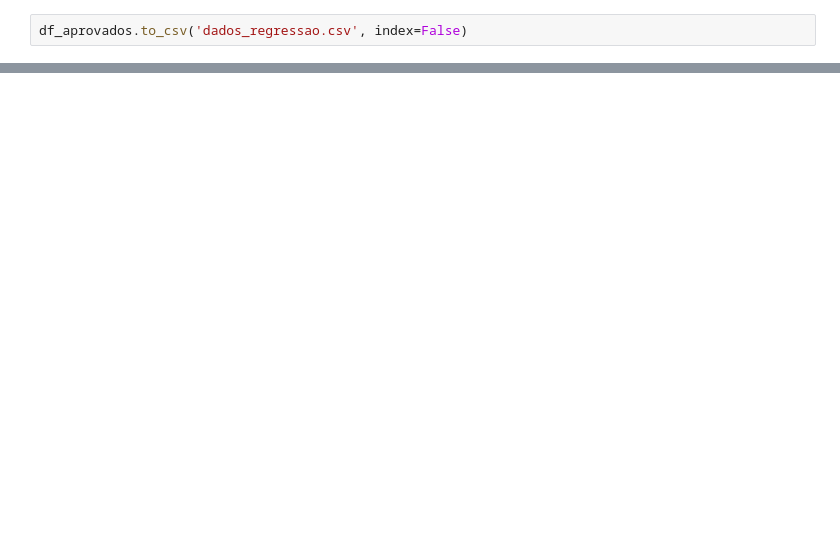
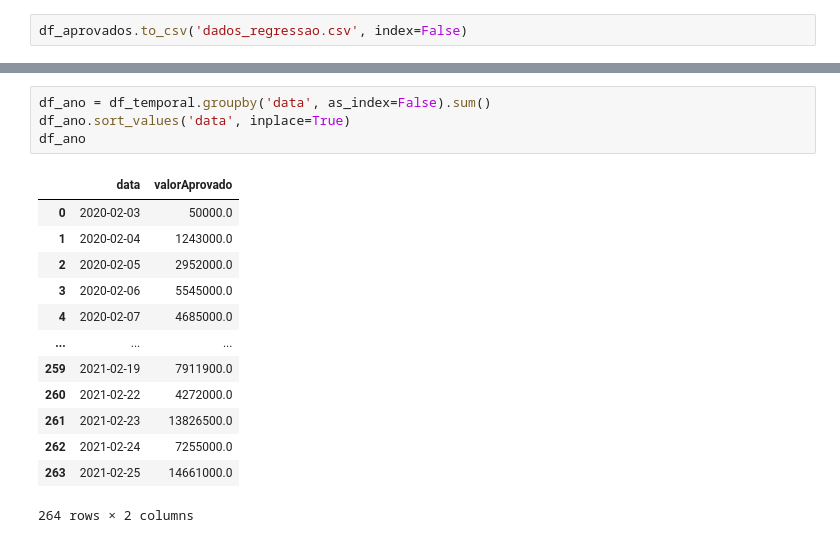
Before and after one commit to hgf777-br/trabalho-final-bootcamp, a Jupyter notebook: analise_inicial_dados.ipynb, the cells around one changed output, grey strips where cells are left out. Saved outputs shown, nothing was run; the diff lists cells and outputs as text; blank space fills up the shorter version.

```diff
--- a/analise_inicial_dados.ipynb
+++ b/analise_inicial_dados.ipynb
@@ -243,0 +282,18 @@ df_aprovados.to_csv('dados_regressao.csv', index=False)
+# %%
+df_ano = df_temporal.groupby('data', as_index=False).sum()
+df_ano.sort_values('data', inplace=True)
+df_ano
+# %% [output]
+|  | data | valorAprovado |
+| 0 | 2020-02-03 | 50000.0 |
+| 1 | 2020-02-04 | 1243000.0 |
+| 2 | 2020-02-05 | 2952000.0 |
+| 3 | 2020-02-06 | 5545000.0 |
+| 4 | 2020-02-07 | 4685000.0 |
+| ... | ... | ... |
+| 259 | 2021-02-19 | 7911900.0 |
+| 260 | 2021-02-22 | 4272000.0 |
+| 261 | 2021-02-23 | 13826500.0 |
+| 262 | 2021-02-24 | 7255000.0 |
+| 263 | 2021-02-25 | 14661000.0 |
+264 rows × 2 columns
```
Also changed, not shown: parts of 9 cells of this notebook, 4 other files.
